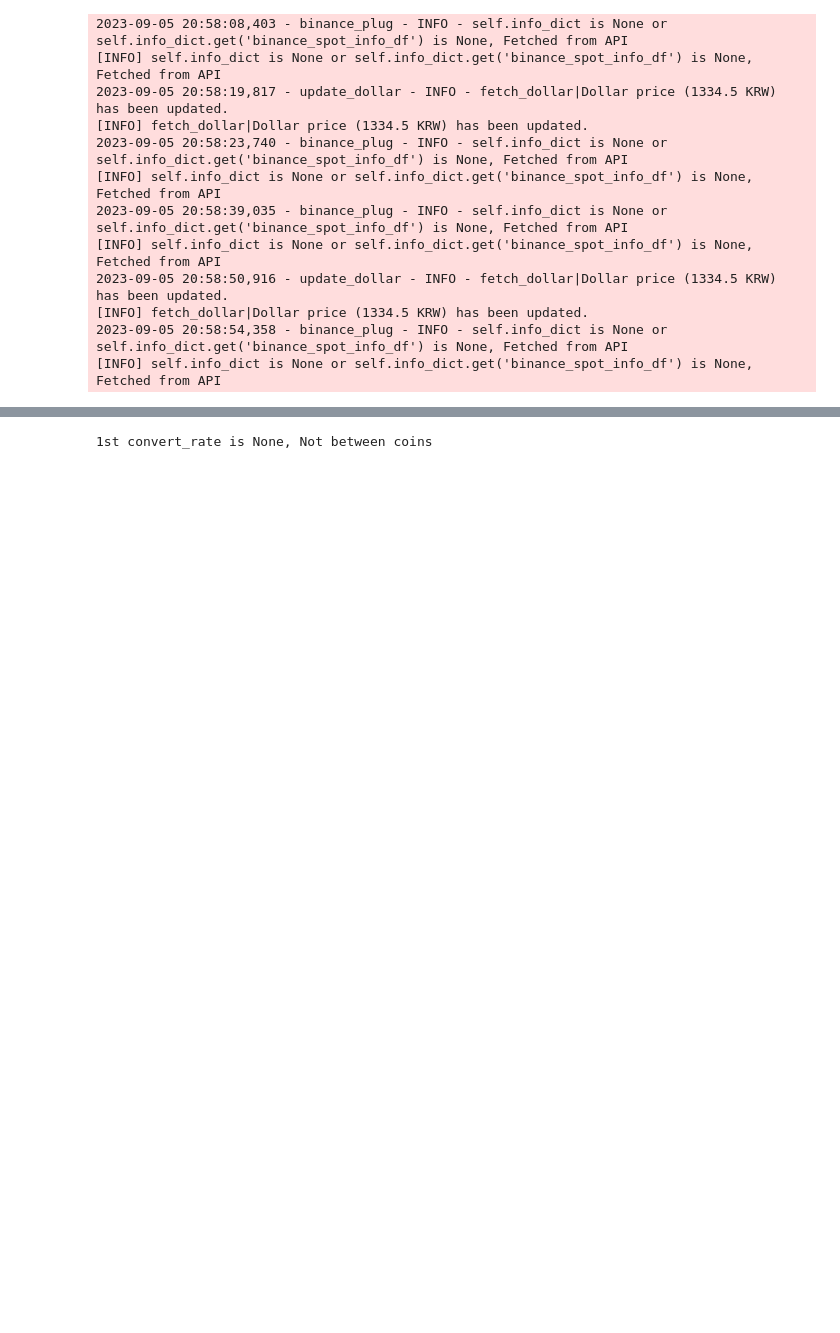
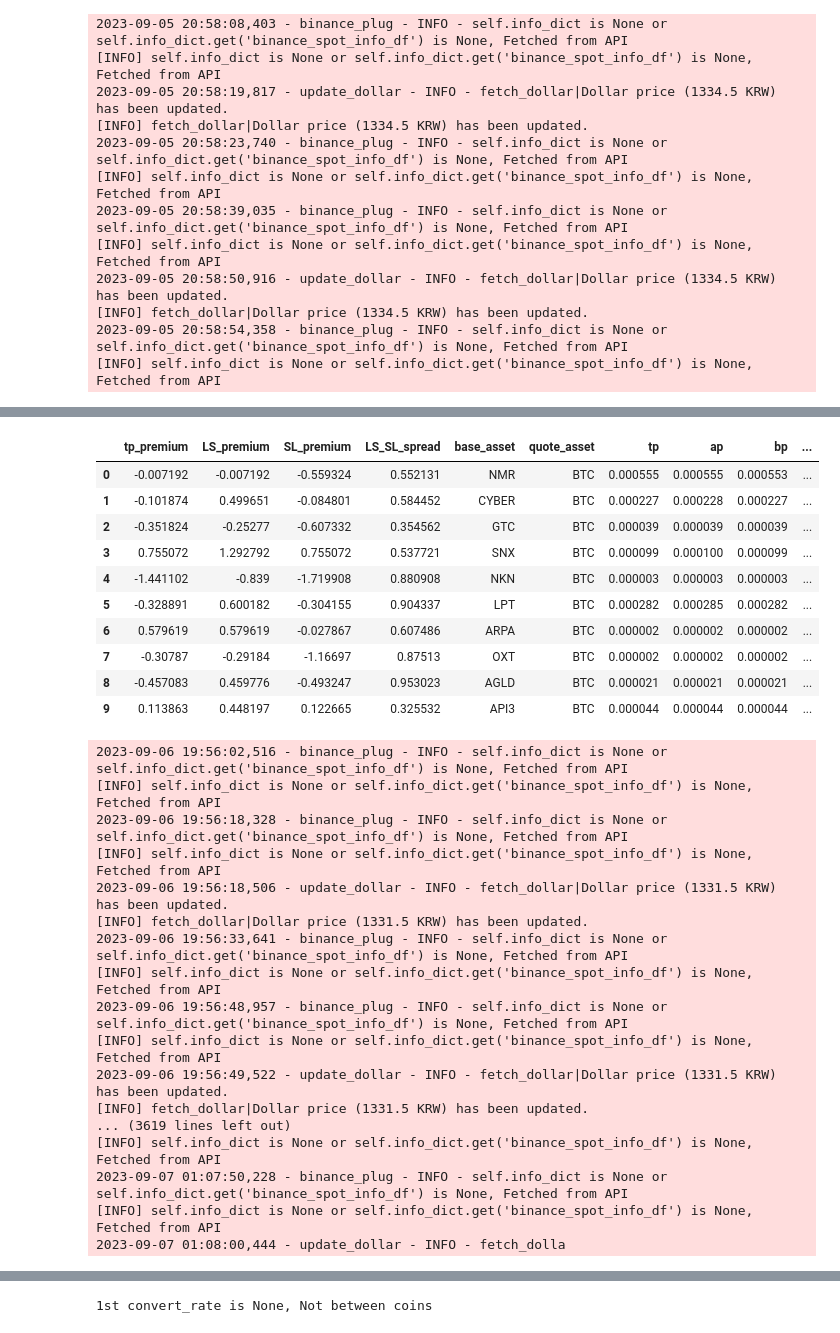
Before and after one commit to charlie115/act, a Jupyter notebook: test_kimp_bot_core.ipynb, the cells around one changed output, grey strips where cells are left out. Saved outputs shown, nothing was run; the diff lists cells and outputs as text; code cells hidden in the pictures; blank space fills up the shorter version.

```diff
--- a/test_kimp_bot_core.ipynb
+++ b/test_kimp_bot_core.ipynb
@@ -290,0 +290,65 @@ market_two_df.head()
+# %%
+# POSSIBLE quote_assets: USDT, BUSD, BTC, KRW
+
+exchange_origin = 'BINANCE_USD_M/USDT'
+exchange_target = 'UPBIT_SPOT/BTC'
+
+origin_market = exchange_origin.split('/')[0]
+quote_asset_one = exchange_origin.split('/')[1]
+target_market = exchange_target.split('/')[0]
+quote_asset_two = exchange_target.split('/')[1]
+
+
+origin_market_df = core.exchange_websocket_dict[origin_market].get_price_df()
+origin_market_df = origin_market_df[origin_market_df['quote_asset'] == quote_asset_one]
+target_market_df = core.exchange_websocket_dict[target_market].get_price_df()
+target_market_df = target_market_df[target_market_df['quote_asset'] == quote_asset_two]
+
+shared_bass_asset_list = list(set(origin_market_df['base_asset'].values).intersection(set(target_market_df['base_asset'].values)))
+origin_market_df = origin_market_df[origin_market_df['base_asset'].isin(shared_bass_asset_list)].sort_values('base_asset').reset_index(drop=True)
+# origin_market_df = origin_market_df[origin_market_df['base_asset'].isin(shared_bass_asset_list)].set_index('base_asset')
+target_market_df = target_market_df[target_market_df['base_asset'].isin(shared_bass_asset_list)].sort_values('base_asset').reset_index(drop=True)
+# target_market_df = target_market_df[target_market_df['base_asset'].isin(shared_bass_asset_list)].set_index('base_asset')
+
+convert_rate = convert_asset_rate(origin_market, quote_asset_one, target_market, quote_asset_two)
+
+origin_market_df[['converted_tp','converted_ap','converted_bp']] = origin_market_df[['tp','ap','bp']] * convert_rate
+# target_market_df[['converted_tp','converted_ap','converted_bp']] = target_market_df[['tp','ap','bp']]
+
+# divide by target_market_df[['tp','ap','bp']]
+premium_df = pd.DataFrame((target_market_df[['tp','ap','bp']].values - origin_market_df[['converted_tp','converted_bp','converted_ap']].values)/
+                          origin_market_df[['converted_tp','converted_bp','converted_ap']].values, columns=['tp_premium','LS_premium','SL_premium'])
+premium_df['LS_SL_spread'] = premium_df['LS_premium'] - premium_df['SL_premium']
+premium_df[['base_asset','quote_asset','tp','ap','bp','atp24h']] = target_market_df[['base_asset','quote_asset','tp','ap','bp','atp24h']]
+premium_df[['converted_tp','converted_ap','converted_bp']] = origin_market_df[['converted_tp','converted_ap', 'converted_bp']]
+premium_df.loc[:, ['tp_premium','LS_premium','SL_premium','LS_SL_spread']] = premium_df[['tp_premium','LS_premium','SL_premium','LS_SL_spread']] * 100
+premium_df.sort_values('atp24h', ascending=False).reset_index(drop=True).head(10)
+# %% [output]
+|  | tp_premium | LS_premium | SL_premium | LS_SL_spread | base_asset | quote_asset | tp | ap | bp | ... |
+| 0 | -0.007192 | -0.007192 | -0.559324 | 0.552131 | NMR | BTC | 0.000555 | 0.000555 | 0.000553 | ... |
+| 1 | -0.101874 | 0.499651 | -0.084801 | 0.584452 | CYBER | BTC | 0.000227 | 0.000228 | 0.000227 | ... |
+| 2 | -0.351824 | -0.25277 | -0.607332 | 0.354562 | GTC | BTC | 0.000039 | 0.000039 | 0.000039 | ... |
+| 3 | 0.755072 | 1.292792 | 0.755072 | 0.537721 | SNX | BTC | 0.000099 | 0.000100 | 0.000099 | ... |
+| 4 | -1.441102 | -0.839 | -1.719908 | 0.880908 | NKN | BTC | 0.000003 | 0.000003 | 0.000003 | ... |
+| 5 | -0.328891 | 0.600182 | -0.304155 | 0.904337 | LPT | BTC | 0.000282 | 0.000285 | 0.000282 | ... |
+| 6 | 0.579619 | 0.579619 | -0.027867 | 0.607486 | ARPA | BTC | 0.000002 | 0.000002 | 0.000002 | ... |
+| 7 | -0.30787 | -0.29184 | -1.16697 | 0.87513 | OXT | BTC | 0.000002 | 0.000002 | 0.000002 | ... |
+| 8 | -0.457083 | 0.459776 | -0.493247 | 0.953023 | AGLD | BTC | 0.000021 | 0.000021 | 0.000021 | ... |
+| 9 | 0.113863 | 0.448197 | 0.122665 | 0.325532 | API3 | BTC | 0.000044 | 0.000044 | 0.000044 | ... |
+2023-09-06 19:56:02,516 - binance_plug - INFO - self.info_dict is None or self.info_dict.get('binance_spot_info_df') is None, Fetched from API
+[INFO] self.info_dict is None or self.info_dict.get('binance_spot_info_df') is None, Fetched from API
+2023-09-06 19:56:18,328 - binance_plug - INFO - self.info_dict is None or self.info_dict.get('binance_spot_info_df') is None, Fetched from API
+[INFO] self.info_dict is None or self.info_dict.get('binance_spot_info_df') is None, Fetched from API
+2023-09-06 19:56:18,506 - update_dollar - INFO - fetch_dollar|Dollar price (1331.5 KRW) has been updated.
+[INFO] fetch_dollar|Dollar price (1331.5 KRW) has been updated.
+2023-09-06 19:56:33,641 - binance_plug - INFO - self.info_dict is None or self.info_dict.get('binance_spot_info_df') is None, Fetched from API
+[INFO] self.info_dict is None or self.info_dict.get('binance_spot_info_df') is None, Fetched from API
+2023-09-06 19:56:48,957 - binance_plug - INFO - self.info_dict is None or self.info_dict.get('binance_spot_info_df') is None, Fetched from API
+[INFO] self.info_dict is None or self.info_dict.get('binance_spot_info_df') is None, Fetched from API
+2023-09-06 19:56:49,522 - update_dollar - INFO - fetch_dollar|Dollar price (1331.5 KRW) has been updated.
+[INFO] fetch_dollar|Dollar price (1331.5 KRW) has been updated.
+... (3619 lines left out)
+[INFO] self.info_dict is None or self.info_dict.get('binance_spot_info_df') is None, Fetched from API
+2023-09-07 01:07:50,228 - binance_plug - INFO - self.info_dict is None or self.info_dict.get('binance_spot_info_df') is None, Fetched from API
+[INFO] self.info_dict is None or self.info_dict.get('binance_spot_info_df') is None, Fetched from API
+2023-09-07 01:08:00,444 - update_dollar - INFO - fetch_dolla
```
Also changed, not shown: parts of 13 cells of this notebook, 5 other files.
